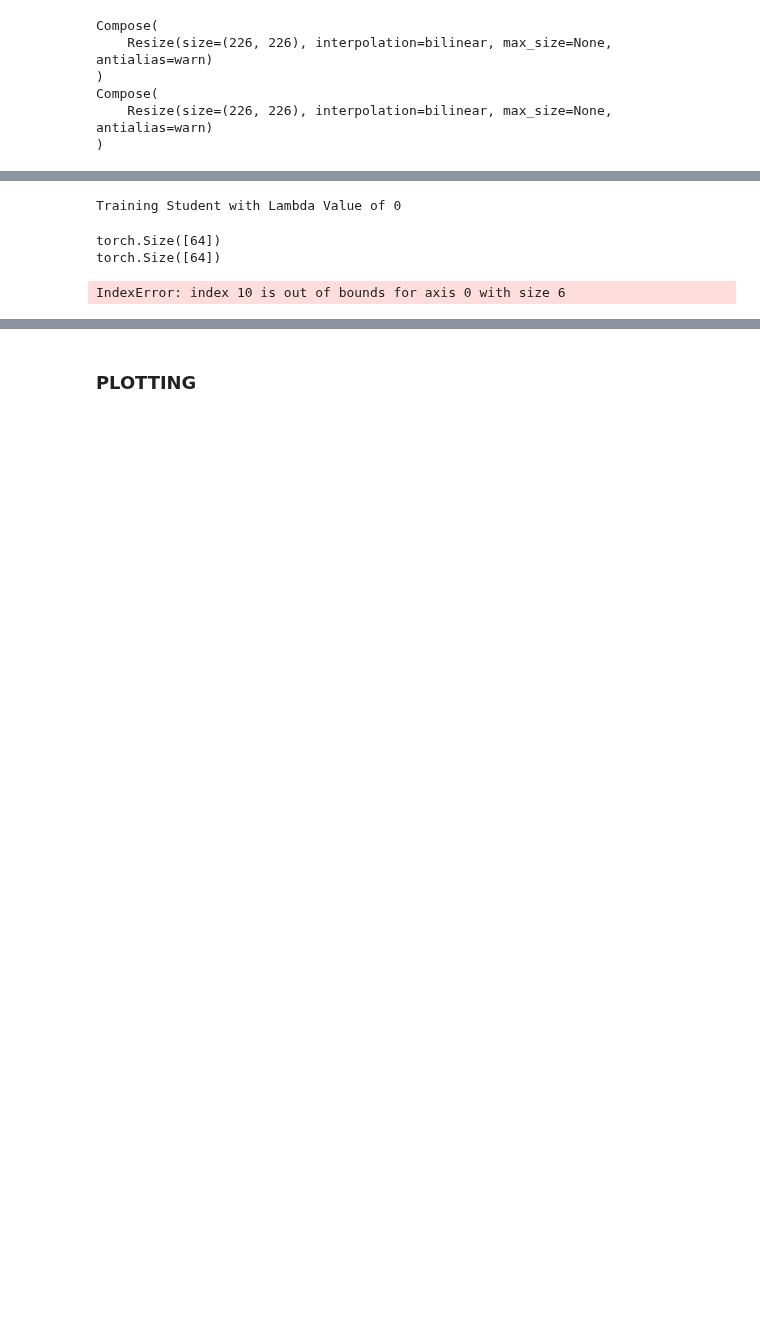
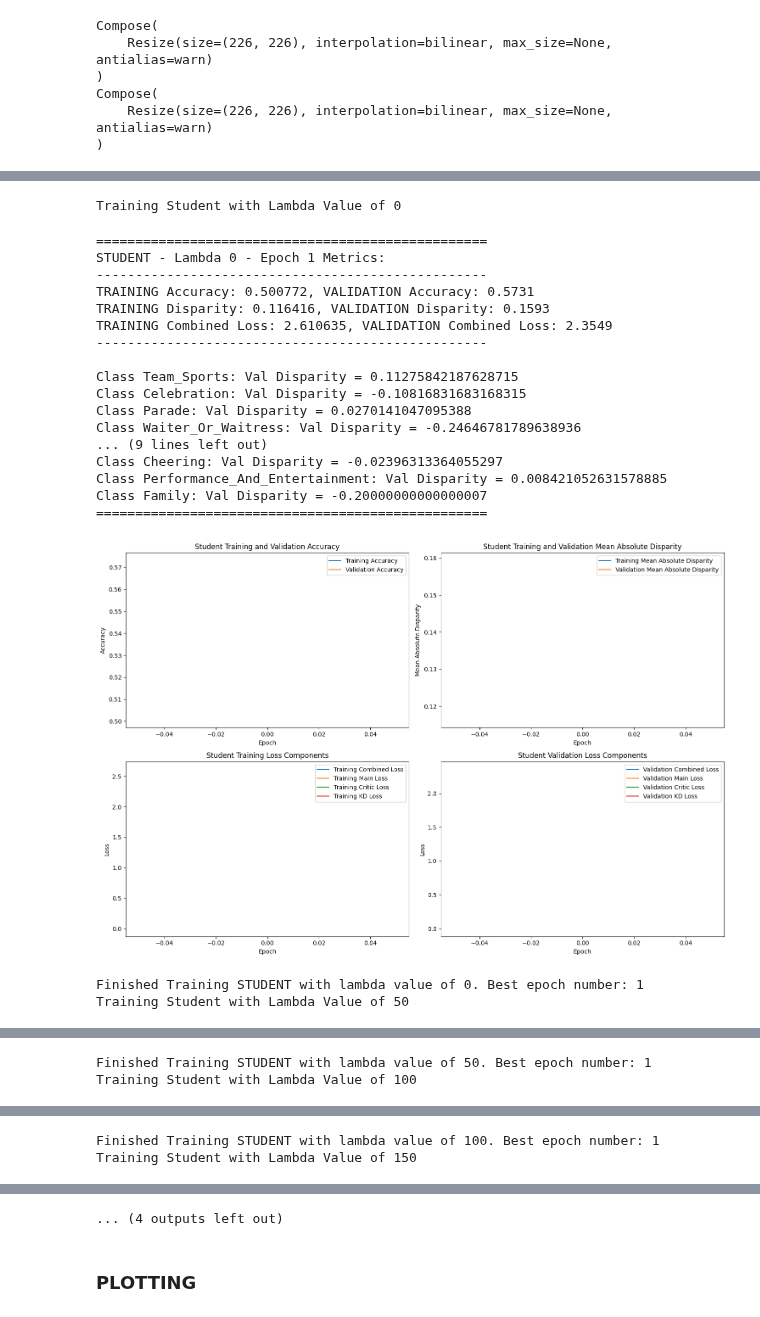
Before and after one commit to kdhutton/W210-Capstone, a Jupyter notebook: notebooks/new_adversary_model-normdir-meesh.ipynb, the cells around one changed output, grey strips where cells are left out. Saved outputs shown, nothing was run; the diff lists cells and outputs as text; code cells hidden in the pictures; blank space fills up the shorter version.

```diff
--- a/notebooks/new_adversary_model-normdir-meesh.ipynb
+++ b/notebooks/new_adversary_model-normdir-meesh.ipynb
@@ -659,7 +659,7 @@ def train_teacher(teacher, teacher_optimizer, teacher_loss_fn, patience=teacher_
     return teacher_best_model_state
 # %%
 def train_student(student, teacher, student_optimizer, student_loss_fn, critic, critic_optimizer, critic_loss_fn,
-                  lambda_factor, t, T_EMB, num_classes, epsilon=epsilon, margin=margin, patience=student_patience,
+                  lambda_factor, momentum, t, warm_up, weight_decay, T_EMB, num_classes, epsilon=epsilon, margin=margin, patience=student_patience,
                   epochs=student_epochs, device=device, base_save_dir=base_save_dir):
 
     def get_features(name):
@@ -752,10 +752,8 @@ def train_student(student, teacher, student_optimizer, student_loss_fn, critic,
             student_output = student(images)
             class_predictions = torch.argmax(student_output, dim=1)
 
-
             s_FEATS.append(features['feats'].cpu().numpy())
             s_emb = np.concatenate(s_FEATS)
-            # print(f'before reshaping s_emb: {s_emb.shape}')
             # reshape embedding features to flatten
             s_emb = s_emb.reshape((curr_batch_size, s_emb.shape[1]))
             s_emb = torch.from_numpy(s_emb)
@@ -810,10 +808,6 @@ def train_student(student, teacher, student_optimizer, student_loss_fn, critic,
             t_emb = t_emb.to(device)
             t_out = teacher.classifier(t_emb)
 
-            ##
-            print(class_predictions.size())
-            print(labels.size())
-            ##
 
             # Compute bias
             total_samples += labels.size(0)
@@ -867,7 +861,7 @@ def train_student(student, teacher, student_optimizer, student_loss_fn, critic,
             epoch_train_disparities.append(bias)
 
             # Record the losses
-            epoch_train_losses.append((combined_loss.item(), main_loss.item(), critic_loss.item(), kd_loss))
+            epoch_train_losses.append((combined_loss.item(), cls_loss.item(), critic_loss.item(), div_loss.item(), norm_dir_loss.item()))
 
         confusion_male /= num_batches
         confusion_female /= num_batches
@@ -907,11 +901,8 @@ def train_student(student, teacher, student_optimizer, student_loss_fn, critic,
                 images = batch_data["img"].to(device)
                 labels = batch_data["label"].to(device)
                 gender_scores = batch_data["target"].to(device)
+                curr_batch_size = len(images)
 
-                # Forward pass
-                student_output = student(images)
-                class_predictions = torch.argmax(student_output, dim=1)
-                val_critic_output = critic(student_output)
 
                 # set up feature collection for student
                 s_FEATS = []
@@ -920,9 +911,14 @@ def train_student(student, teacher, student_optimizer, student_loss_fn, critic,
                 # set a hook for penultimate layer feature embedding
                 student.avgpool.register_forward_hook(get_features('feats'))
 
+                # Forward pass
+                student_output = student(images)
+                class_predictions = torch.argmax(student_output, dim=1)
+                val_critic_output = critic(student_output)
+
                 s_FEATS.append(features['feats'].cpu().numpy())
                 s_emb = np.concatenate(s_FEATS)
-                # print(f'before reshaping s_emb: {s_emb.shape}')
+
                 # reshape embedding features to flatten
                 s_emb = s_emb.reshape((curr_batch_size, s_emb.shape[1]))
                 s_emb = torch.from_numpy(s_emb)
@@ -977,7 +973,7 @@ def train_student(student, teacher, student_optimizer, student_loss_fn, critic,
 
                 t_emb = torch.from_numpy(t_emb)
                 t_emb = t_emb.to(device)
-                t_out = teacher.our_classifier(t_emb)
+                t_out = teacher.classifier(t_emb)
 
 
                 # Calculate and accumulate validation metrics
@@ -1007,7 +1003,7 @@ def train_student(student, teacher, student_optimizer, student_loss_fn, critic,
 
 
                 epoch_val_accuracies.append(accuracy)
-                epoch_val_losses.append((val_combined_loss.item(), val_main_loss.item(), val_critic_loss.item(), val_kd_loss))
+                epoch_val_losses.append((val_combined_loss.item(), val_cls_loss.item(), val_critic_loss.item(), val_div_loss.item(), val_norm_dir_loss.item()))
 
             confusion_male /= num_batches
             confusion_female /= num_batches
@@ -1197,6 +1193,13 @@ student_model_states_best = {}
 
 # Specify the lambda_factor for the teacher model to load
 lambda_factor = 0
+
+# Set extra parameters
+momentum = 0.9 # SGD momentum
+t=4.0 #temperature
+warm_up=20.0 #loss weight warm up epochs
+weight_decay = 5e-4
+
 
 # Define the path to the saved model file for this lambda_factor
 lambda_dir = os.path.join(base_save_dir, f'TEACHER_lambda_{lambda_factor}')
@@ -1217,34 +1220,60 @@ teacher.load_state_dict(teacher_best_model_state['teacher_state_dict'])
 # Loop through the lambda_factor_list
 for lambda_factor in student_lambda_factor_list:
     # Load EfficientNet B0 model for Student
     student = models.efficientnet_b0(pretrained=True)
 
     # Determine the number of output features from the feature extractor part of EfficientNet B0
     num_ftrs = student.classifier[1].in_features  # This is the correct number of input features for your adversarial classifier
 
     # Modify the classifier layer of the EfficientNet model to match your number of classes
     student.classifier[1] = nn.Linear(num_ftrs, num_classes)
 
+    # Extract the class embeddings from the teacher
+    for param in teacher.parameters():
+        param.requires_grad = False
+
+    ## get teacher class mean embeddings
+    with open(f"./class_means/WIDER_embedding_fea/efficientnetb3_lmda_0.json", 'r') as f:
+        T_EMB = json.load(f)
+    f.close()
+
 
     # Initialize the Critic model
     critic = Critic(input_size=num_classes) # Adjust the input size based on your model's output
     critic_optimizer = optim.Adam(critic.parameters(), lr=student_learning_rate)
     critic_loss_fn = torch.nn.MSELoss()
 
     # Redefine your main model optimizer if needed
     student_optimizer = optim.Adam(student.parameters(), lr=student_learning_rate)
     student_loss_fn = nn.CrossEntropyLoss()
 
     # Train the model
     student_best_model_state = train_student(student, teacher, student_optimizer, student_loss_fn, critic, critic_optimizer, critic_loss_fn,
-                                   lambda_factor, epsilon, margin, student_patience, student_epochs, device, base_save_dir=base_save_dir)
+                                   lambda_factor, momentum, t, warm_up, weight_decay, T_EMB, num_classes, epsilon, margin, student_patience, student_epochs, device, base_save_dir=base_save_dir)
     student_model_states_best[lambda_factor] = student_best_model_state
 
 # Save the collective best model states to a file
 student_collective_save_path = os.path.join(base_save_dir, 'student_model_states_best.pth')
 torch.save(student_model_states_best, student_collective_save_path)
 # %% [output]
 Training Student with Lambda Value of 0
-torch.Size([64])
-torch.Size([64])
+==================================================
+STUDENT - Lambda 0 - Epoch 1 Metrics:
+--------------------------------------------------
+TRAINING Accuracy: 0.500772, VALIDATION Accuracy: 0.5731
+TRAINING Disparity: 0.116416, VALIDATION Disparity: 0.1593
+TRAINING Combined Loss: 2.610635, VALIDATION Combined Loss: 2.3549
+--------------------------------------------------
+
+Class Team_Sports: Val Disparity = 0.11275842187628715
+Class Celebration: Val Disparity = -0.10816831683168315
+Class Parade: Val Disparity = 0.0270141047095388
+Class Waiter_Or_Waitress: Val Disparity = -0.24646781789638936
+... (9 lines left out)
+Class Cheering: Val Disparity = -0.02396313364055297
+Class Performance_And_Entertainment: Val Disparity = 0.008421052631578885
+Class Family: Val Disparity = -0.20000000000000007
+==================================================
+[figure, added]
-IndexError: index 10 is out of bounds for axis 0 with size 6
+Finished Training STUDENT with lambda value of 0. Best epoch number: 1
+Training Student with Lambda Value of 50
@@ -1250,0 +1298,2 @@ IndexError: index 10 is out of bounds for axis 0 with size 6
+Finished Training STUDENT with lambda value of 50. Best epoch number: 1
+Training Student with Lambda Value of 100
@@ -1250,0 +1318,2 @@ IndexError: index 10 is out of bounds for axis 0 with size 6
+Finished Training STUDENT with lambda value of 100. Best epoch number: 1
+Training Student with Lambda Value of 150
@@ -1251,3 +1338,4 @@ IndexError: index 10 is out of bounds for axis 0 with size 6
+... (4 outputs left out)
 # %%
 # # load models
 # collective_save_path = os.path.join(base_save_dir, 'student_model_states_best.pth')
```
Also changed, not shown: parts of 3 cells of this notebook.
